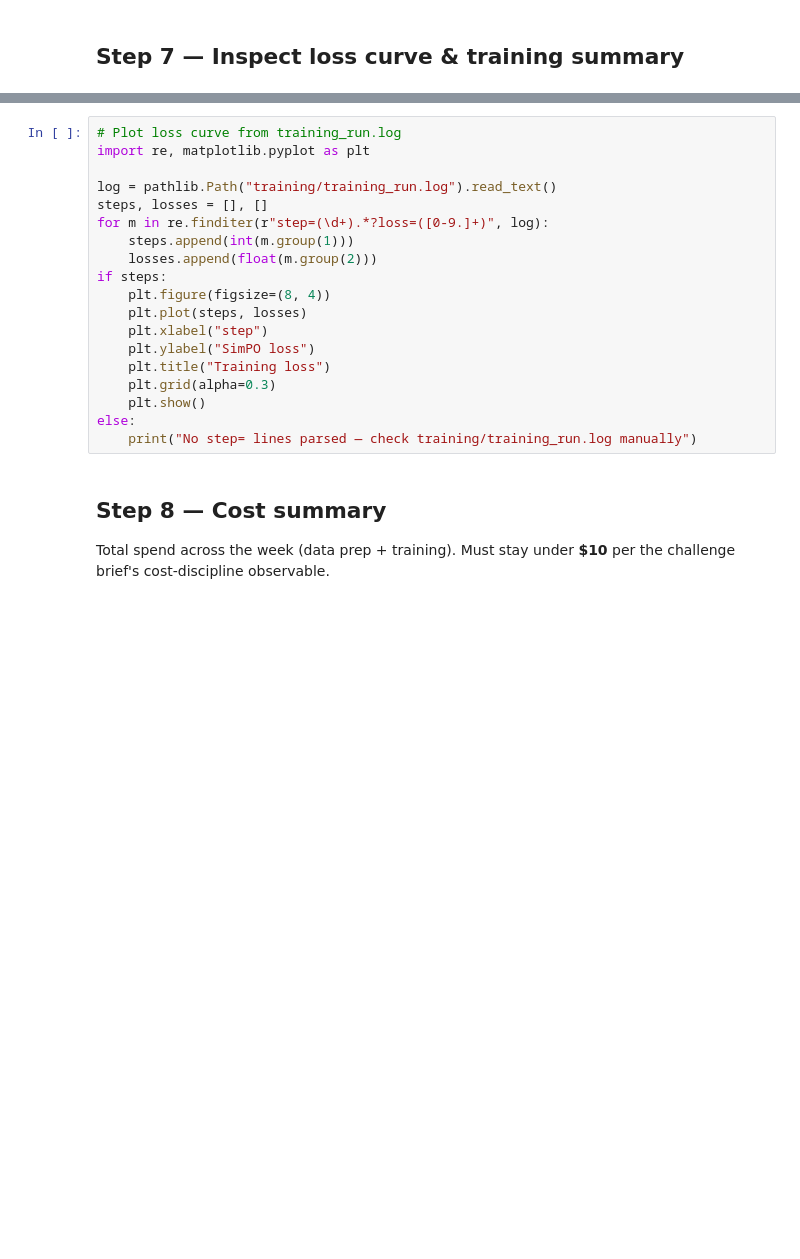
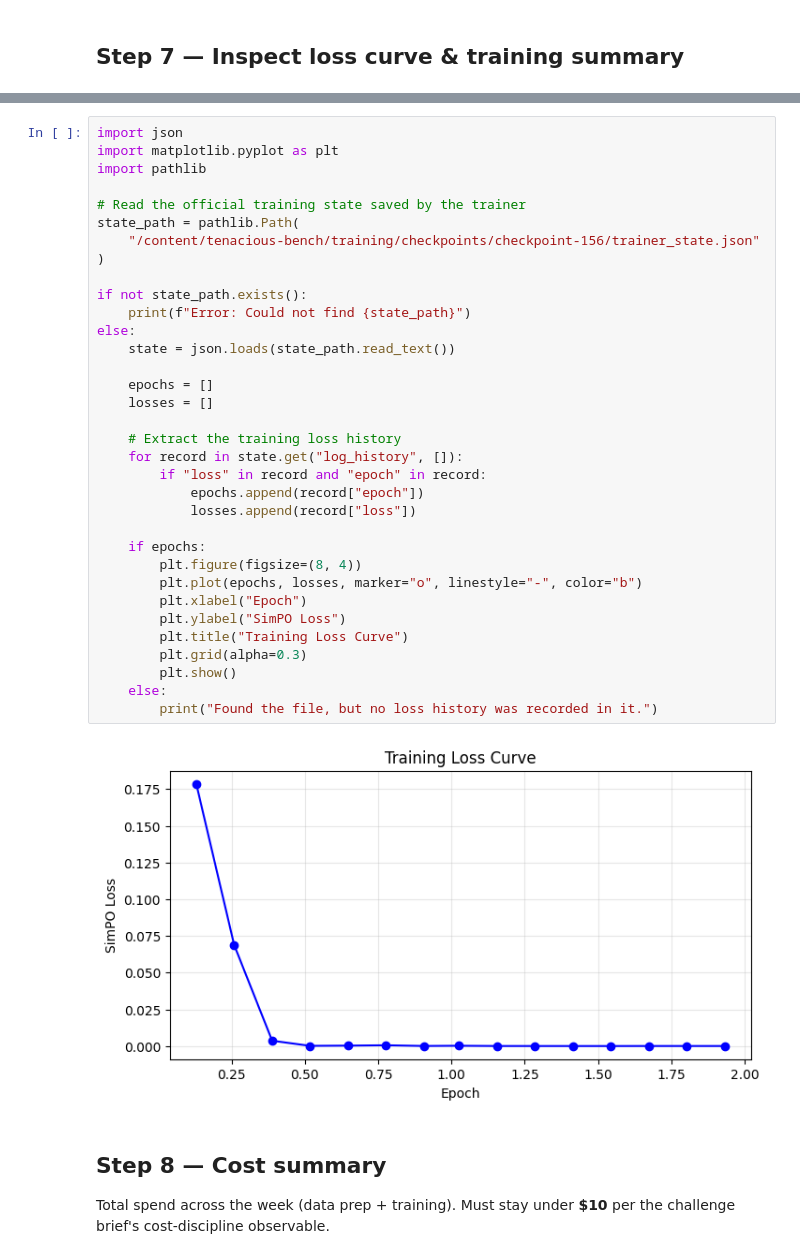
Before and after one commit to Sanoy24/tenacious-bench, a Jupyter notebook: train.ipynb, the cells around one changed output, grey strips where cells are left out. Saved outputs shown, nothing was run; the diff lists cells and outputs as text; blank space fills up the shorter version.

```diff
--- a/train.ipynb
+++ b/train.ipynb
@@ -112,22 +205,39 @@ print(json.dumps(summary, indent=2))
 # %%
-# Plot loss curve from training_run.log
-import re, matplotlib.pyplot as plt
+import json
+import matplotlib.pyplot as plt
+import pathlib
 
-log = pathlib.Path("training/training_run.log").read_text()
-steps, losses = [], []
-for m in re.finditer(r"step=(\d+).*?loss=([0-9.]+)", log):
-    steps.append(int(m.group(1)))
-    losses.append(float(m.group(2)))
-if steps:
-    plt.figure(figsize=(8, 4))
-    plt.plot(steps, losses)
-    plt.xlabel("step")
-    plt.ylabel("SimPO loss")
-    plt.title("Training loss")
-    plt.grid(alpha=0.3)
-    plt.show()
+# Read the official training state saved by the trainer
+state_path = pathlib.Path(
+    "/content/tenacious-bench/training/checkpoints/checkpoint-156/trainer_state.json"
+)
+
+if not state_path.exists():
+    print(f"Error: Could not find {state_path}")
 else:
-    print("No step= lines parsed — check training/training_run.log manually")
+    state = json.loads(state_path.read_text())
+
+    epochs = []
+    losses = []
+
+    # Extract the training loss history
+    for record in state.get("log_history", []):
+        if "loss" in record and "epoch" in record:
+            epochs.append(record["epoch"])
+            losses.append(record["loss"])
+
+    if epochs:
+        plt.figure(figsize=(8, 4))
+        plt.plot(epochs, losses, marker="o", linestyle="-", color="b")
+        plt.xlabel("Epoch")
+        plt.ylabel("SimPO Loss")
+        plt.title("Training Loss Curve")
+        plt.grid(alpha=0.3)
+        plt.show()
+    else:
+        print("Found the file, but no loss history was recorded in it.")
+# %% [output]
+[figure, added]
 # %% [markdown]
 ## Step 8 — Cost summary
 
```
Also changed, not shown: parts of 20 cells of this notebook, 7 other files.
